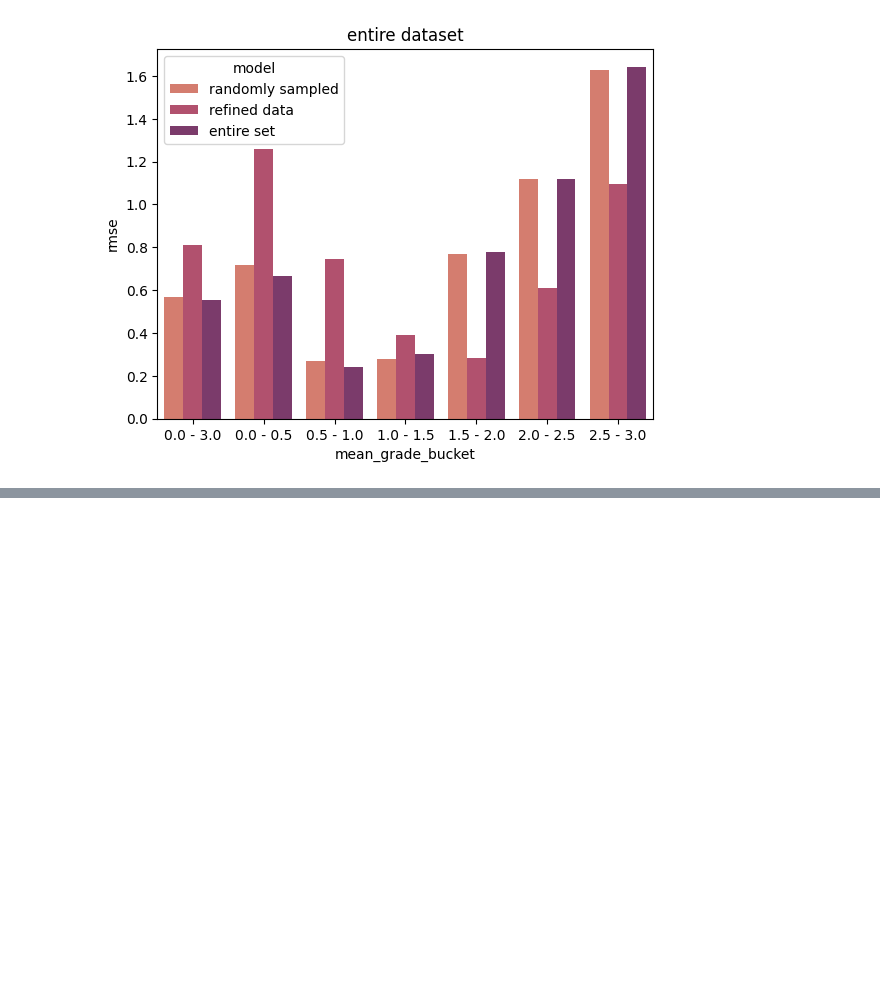
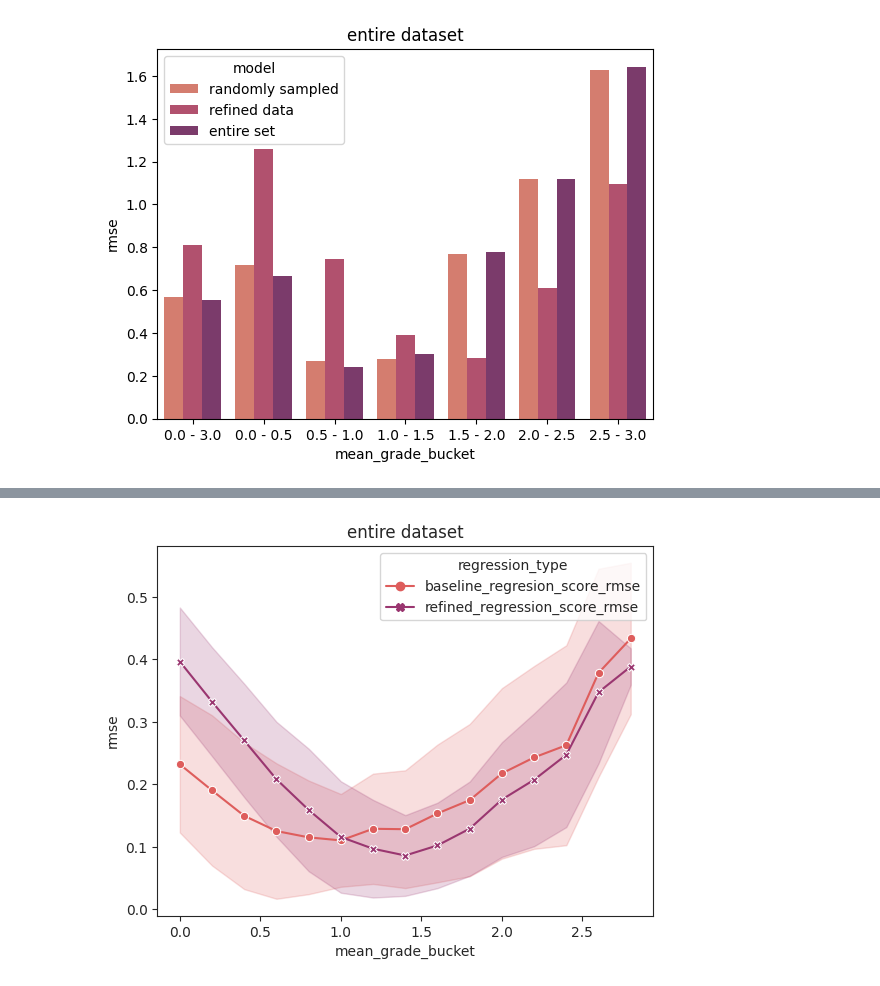
Before and after one commit to gabriel-marinkovic/tar-project, a Jupyter notebook: data_visualisation.ipynb, the cells around one changed output, grey strips where cells are left out. Cells and saved outputs as stored; diff of their text form; code cells hidden in the pictures; blank space fills up the shorter version.

```diff
--- a/data_visualisation.ipynb
+++ b/data_visualisation.ipynb
@@ -704,0 +754,89 @@ plt.show()
+# %%
+import statsmodels.api as sm
+from scipy import stats
+
+def round_to(n, fraction):
+    return round(n / fraction) * fraction
+
+
+loaded_df = pd.read_pickle("test_df_normalization_scores.pkl")
+
+#loaded_df['hehe1'] = np.random.normal(0.23448527, 10 * 0.020161796, len(loaded_df))
+#loaded_df['hehe2'] = np.random.normal(0.49663526, 10 * 0.00527176, len(loaded_df))
+
+regression_cols = [
+    'baseline_regresion_score',
+    'refined_regression_score',
+    'mixed_regression_score_scoring',
+    'mixed_regression_score_lerp',
+    #'hehe1',
+    #'hehe2',
+]
+
+for col in regression_cols:
+    loaded_df[col + '_rmse'] = loaded_df.apply(lambda row: np.sqrt((row[col] - row["normalized_score"])**2) , axis=1)
+
+# create column mean_grade_bucket, rounded to nearest 0.1
+loaded_df['mean_grade_bucket'] = loaded_df['meanGrade'].apply(lambda x: round_to(x, 0.2))
+
+# print number of rows in each mean grade bucket
+print(loaded_df.groupby(['mean_grade_bucket']).count()['id'])
+print(loaded_df.groupby(['mean_grade_bucket']).count()['id'].sum(), len(loaded_df))
+
+print(loaded_df[['id', 'meanGrade', 'mean_grade_bucket']].head(10))
+# transform so that columns baseline_regresion_score, refined_regression_score, mixed_regression_score_scoring, mixed_regression_score_lerp
+# become values of a new column "regression_type" and their values become values of column rmse
+def draw1():
+    dff = loaded_df.melt(
+        id_vars=['id', 'meanGrade', 'mean_grade_bucket'],
+        value_vars=[
+            'baseline_regresion_score_rmse',
+            'refined_regression_score_rmse',
+            'mixed_regression_score_scoring_rmse',
+            'mixed_regression_score_lerp_rmse',
+            #'hehe1_rmse',
+            #'hehe2_rmse'
+        ],
+        var_name='regression_type',
+        value_name='rmse'
+    )
+
+    # remove mixed_regression_score_scoring_rmse, mixed_regression_score_lerp_rmse
+    dff = dff[dff['regression_type'] != 'mixed_regression_score_scoring_rmse']
+    dff = dff[dff['regression_type'] != 'mixed_regression_score_lerp_rmse']
+
+    # compute pearson correlation coefficient
+    print("PEARSON", dff.groupby(['regression_type']).corr()['rmse'])
+
+    sns.lineplot(x='mean_grade_bucket', y='rmse', hue='regression_type', palette='flare', data=dff, style='regression_type', errorbar='sd', markers=True, dashes=False)
+    plt.title("entire dataset")
+    plt.show()
+
+def draw2():
+    dff = loaded_df.melt(
+        id_vars=['id', 'meanGrade', 'mean_grade_bucket'],
+        value_vars=regression_cols,
+        var_name='regression_type',
+        value_name='reg'
+    )
+    dff['reg'] *= 3
+
+    ### t-test hehe1 vs baseline_regresion_score
+    ##print(stats.ttest_ind(dff[dff['regression_type'] == 'hehe1']['reg'].to_numpy(), dff[dff['regression_type'] == 'baseline_regresion_score']['reg'].to_numpy()))
+    ### t-test hehe2 vs refined_regression_score
+    ##print(stats.ttest_ind(dff[dff['regression_type'] == 'hehe2']['reg'].to_numpy(), dff[dff['regression_type'] == 'refined_regression_score']['reg'].to_numpy()))
+
+    # remove mixed_regression_score_scoring_rmse, mixed_regression_score_lerp_rmse
+    dff = dff[dff['regression_type'] != 'mixed_regression_score_scoring']
+    dff = dff[dff['regression_type'] != 'mixed_regression_score_lerp']
+
+    # print correlation of reg and mean_grade_bucket
+    print("CORR", dff.groupby(['regression_type']).corr()['reg'])
+
+    sns.lineplot(x='mean_grade_bucket', y='reg', hue='regression_type', palette='flare', data=dff, style='regression_type', errorbar='sd', markers=True, dashes=False)
+    plt.title("regression result, entire dataset")
+    plt.show()
+
+draw1()
+draw2()
+# %% [output]
@@ -704,0 +860 @@ plt.show()
+[figure, added]
```
Also changed, not shown: parts of 18 cells of this notebook, 7 other files.
